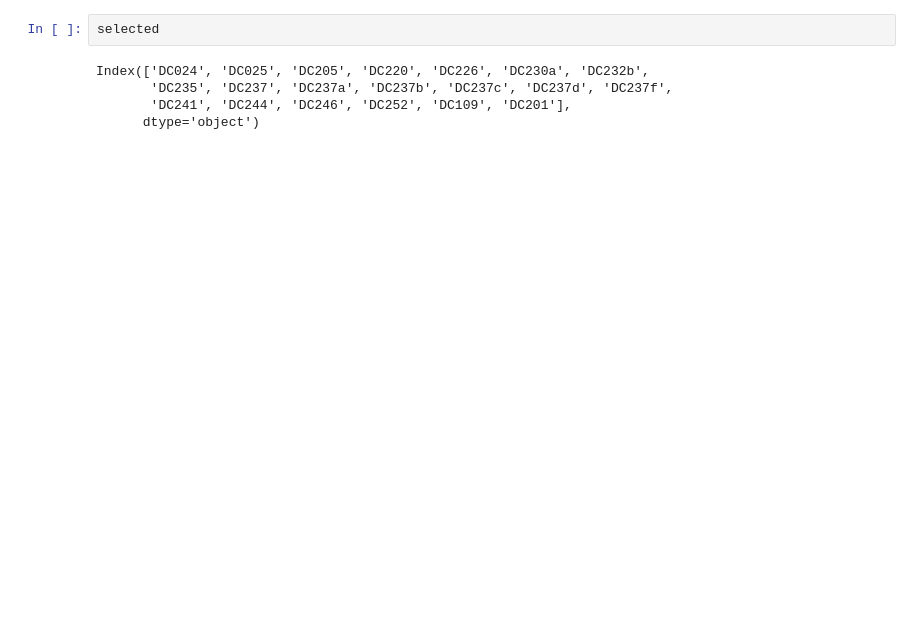
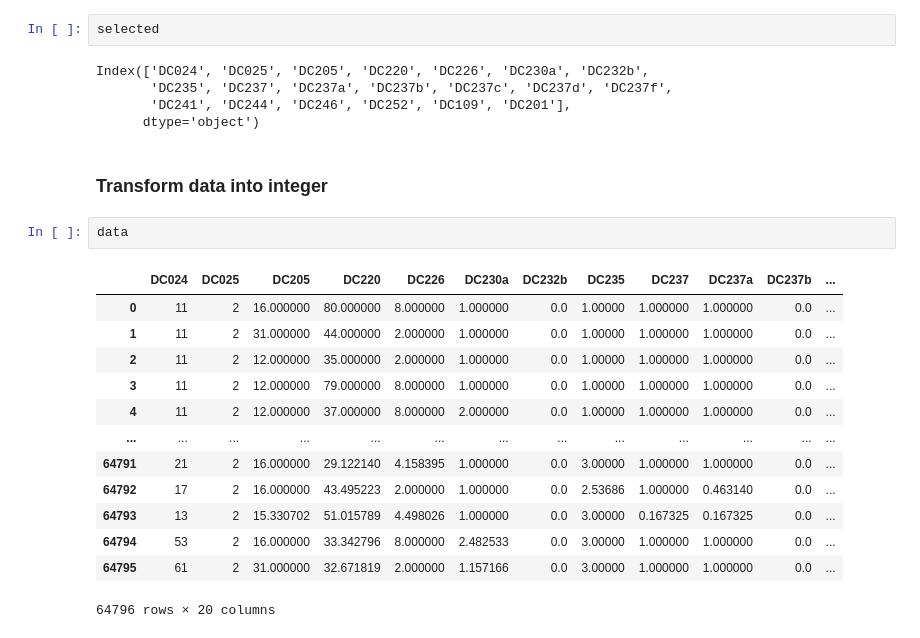
Before and after one commit to adrianuscharlie/DSC, a Jupyter notebook: data_preprocessing.ipynb, the cells around one changed output. Drawn from its saved outputs; the diff is of its cells as text; blank space fills up the shorter version.

```diff
--- a/data_preprocessing.ipynb
+++ b/data_preprocessing.ipynb
@@ -319,3 +319,21 @@ Index(['DC024', 'DC025', 'DC205', 'DC220', 'DC226', 'DC230a', 'DC232b',
        'DC235', 'DC237', 'DC237a', 'DC237b', 'DC237c', 'DC237d', 'DC237f',
        'DC241', 'DC244', 'DC246', 'DC252', 'DC109', 'DC201'],
       dtype='object')
+# %% [markdown]
+### Transform data into integer
+# %%
+data
+# %% [output]
+|  | DC024 | DC025 | DC205 | DC220 | DC226 | DC230a | DC232b | DC235 | DC237 | DC237a | DC237b | ... |
+| 0 | 11 | 2 | 16.000000 | 80.000000 | 8.000000 | 1.000000 | 0.0 | 1.00000 | 1.000000 | 1.000000 | 0.0 | ... |
+| 1 | 11 | 2 | 31.000000 | 44.000000 | 2.000000 | 1.000000 | 0.0 | 1.00000 | 1.000000 | 1.000000 | 0.0 | ... |
+| 2 | 11 | 2 | 12.000000 | 35.000000 | 2.000000 | 1.000000 | 0.0 | 1.00000 | 1.000000 | 1.000000 | 0.0 | ... |
+| 3 | 11 | 2 | 12.000000 | 79.000000 | 8.000000 | 1.000000 | 0.0 | 1.00000 | 1.000000 | 1.000000 | 0.0 | ... |
+| 4 | 11 | 2 | 12.000000 | 37.000000 | 8.000000 | 2.000000 | 0.0 | 1.00000 | 1.000000 | 1.000000 | 0.0 | ... |
+| ... | ... | ... | ... | ... | ... | ... | ... | ... | ... | ... | ... | ... |
+| 64791 | 21 | 2 | 16.000000 | 29.122140 | 4.158395 | 1.000000 | 0.0 | 3.00000 | 1.000000 | 1.000000 | 0.0 | ... |
+| 64792 | 17 | 2 | 16.000000 | 43.495223 | 2.000000 | 1.000000 | 0.0 | 2.53686 | 1.000000 | 0.463140 | 0.0 | ... |
+| 64793 | 13 | 2 | 15.330702 | 51.015789 | 4.498026 | 1.000000 | 0.0 | 3.00000 | 0.167325 | 0.167325 | 0.0 | ... |
+| 64794 | 53 | 2 | 16.000000 | 33.342796 | 8.000000 | 2.482533 | 0.0 | 3.00000 | 1.000000 | 1.000000 | 0.0 | ... |
+| 64795 | 61 | 2 | 31.000000 | 32.671819 | 2.000000 | 1.157166 | 0.0 | 3.00000 | 1.000000 | 1.000000 | 0.0 | ... |
+64796 rows × 20 columns
```
Also changed, not shown: parts of 6 cells of this notebook, 27 other files.
